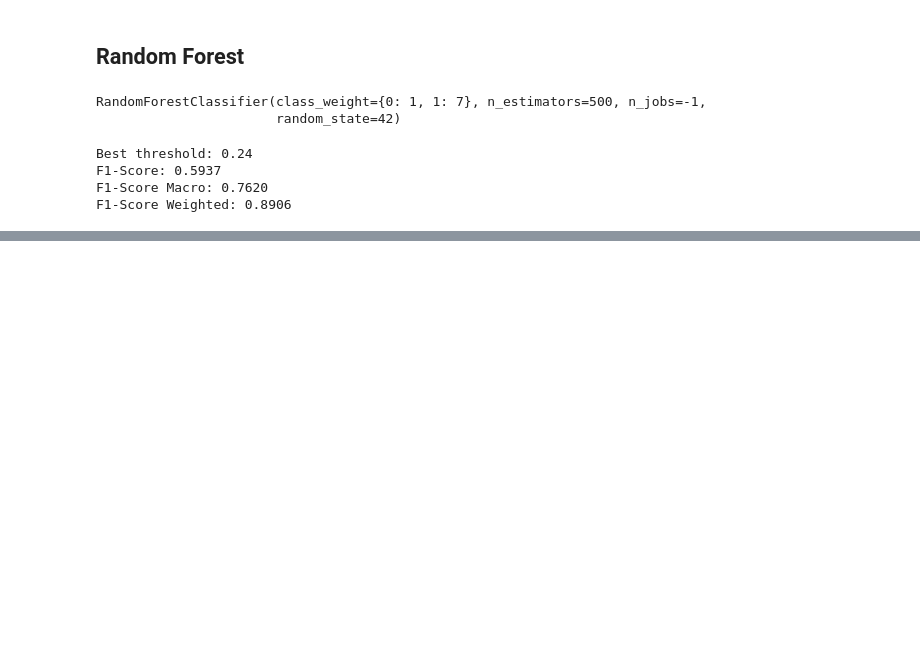
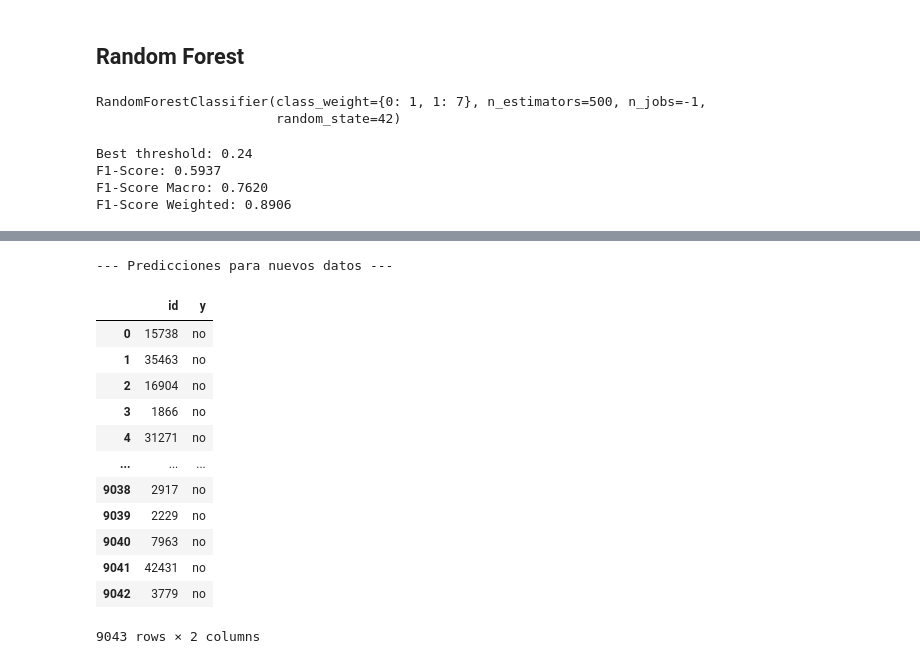
Before and after one commit to BruceGabr/Neurokup-III, a Jupyter notebook: notebooks/04_entrenamiento.ipynb, the cells around one changed output, grey strips where cells are left out. Cells and saved outputs as stored; diff of their text form; code cells hidden in the pictures; blank space fills up the shorter version.

```diff
--- a/notebooks/04_entrenamiento.ipynb
+++ b/notebooks/04_entrenamiento.ipynb
@@ -147,0 +231,17 @@ F1-Score Weighted: 0.8906
+# %%
+import re
+
+def clean_columns(df):
+    df = df.copy()
+    df.columns = (
+        df.columns
+        .str.strip()
+        .str.lower()
+        .str.replace(r"[^\w]", "_", regex=True)
+    )
+    return df
+# %%
+X_train = clean_columns(X_train)
+X_test  = clean_columns(X_test)
+# %%
+lgbm.fit(X_train, y_train)
@@ -147,0 +293,60 @@ F1-Score Weighted: 0.8906
+# %%
+# Save original ids for submission from the raw test dataframes
+test_public_original_ids = test_public_original['id']
+test_private_original_ids = test_private_original['id']
+
+# Re-process test_public and test_private correctly
+# At this point, `test_public_copy` has been pre_processed (dropped id, etc., cleaned duracion, p_dias) and still contains 'y'.
+# `test_private_copy` has been pre_processed and does NOT contain 'y'.
+
+# Prepare test_public for dummy encoding and prediction
+test_public_for_dummies = test_public_copy.drop(columns=['y']).copy()
+
+# Apply one-hot encoding to both test sets, aligning columns with X (training data)
+# It's crucial to ensure the test data has the same columns as the training data after one-hot encoding
+test_private_dummies = pd.get_dummies(test_private_copy, drop_first=True)
+test_public_dummies = pd.get_dummies(test_public_for_dummies, drop_first=True)
+
+# Align columns of test data with training data (X.columns)
+missing_cols_private = set(X.columns) - set(test_private_dummies.columns)
+for c in missing_cols_private:
+    test_private_dummies[c] = 0
+test_private_final = test_private_dummies[X.columns]
+
+missing_cols_public = set(X.columns) - set(test_public_dummies.columns)
+for c in missing_cols_public:
+    test_public_dummies[c] = 0
+test_public_final = test_public_dummies[X.columns]
+
+# Concatenate for prediction
+df_to_predict = pd.concat([test_private_final, test_public_final], ignore_index=True)
+
+# Make predictions
+predicciones = lgbm.predict(df_to_predict)
+
+# Combine original IDs in the same order as the concatenated prediction input
+submission_ids = pd.concat([test_private_original_ids, test_public_original_ids], ignore_index=True)
+
+# Create submission DataFrame
+submission_v2 = pd.DataFrame({
+    "id": submission_ids,
+    "y": ['si' if p == 1 else 'no' for p in predicciones]
+})
+
+print("\n--- Predicciones para nuevos datos ---")
+submission_v2
+# %% [output]
+--- Predicciones para nuevos datos ---
+|  | id | y |
+| 0 | 15738 | no |
+| 1 | 35463 | no |
+| 2 | 16904 | no |
+| 3 | 1866 | no |
+| 4 | 31271 | no |
+| ... | ... | ... |
+| 9038 | 2917 | no |
+| 9039 | 2229 | no |
+| 9040 | 7963 | no |
+| 9041 | 42431 | no |
+| 9042 | 3779 | no |
+9043 rows × 2 columns
```
Also changed, not shown: parts of 16 cells of this notebook.
